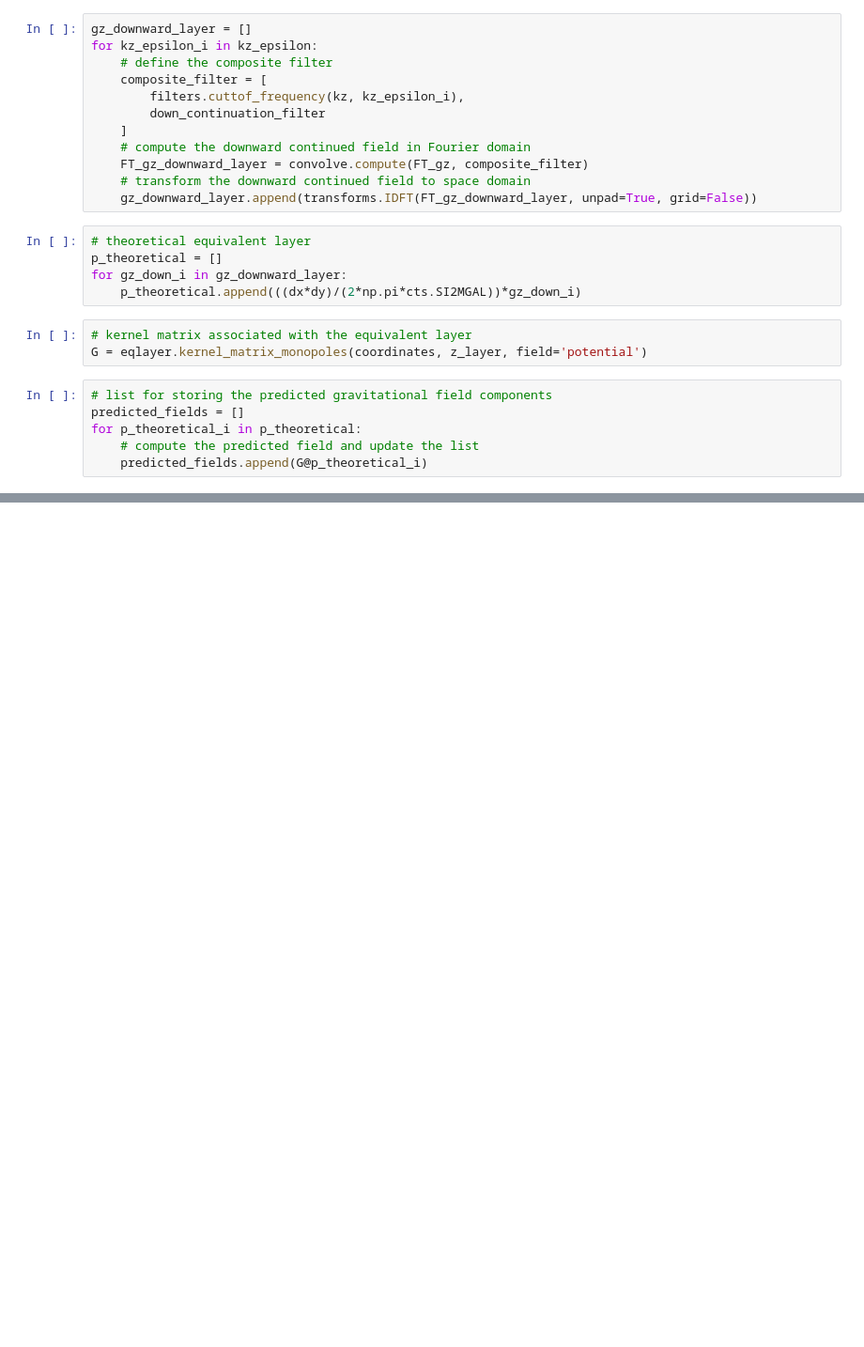
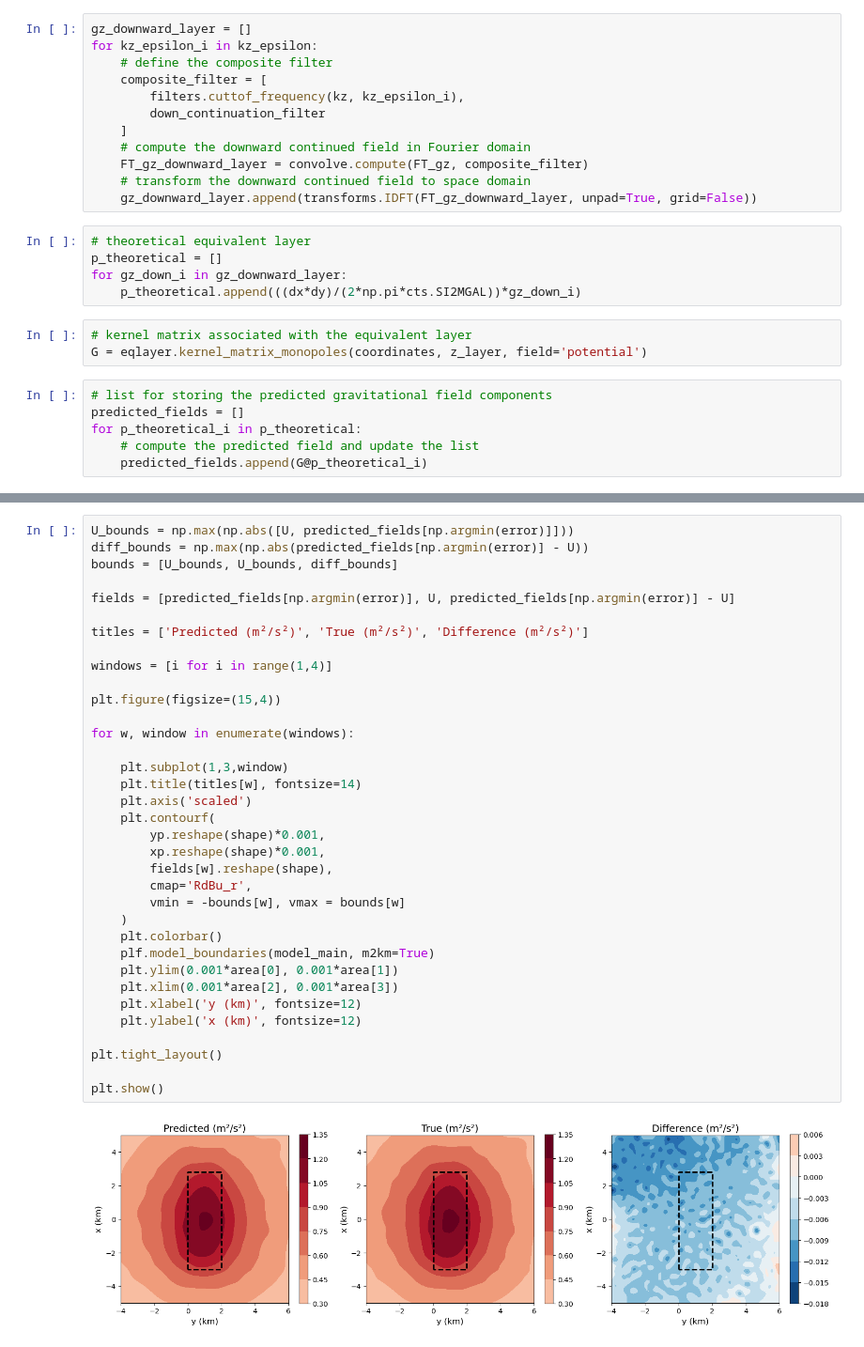
Before and after one commit to birocoles/planar-eqlayer-theory, a Jupyter notebook: code/eqlayer_cross_sources.ipynb, the cells around one changed output, grey strips where cells are left out. Shown at 94% size. Cells and saved outputs as stored; diff of their text form; blank space fills up the shorter version.

```diff
--- a/code/eqlayer_cross_sources.ipynb
+++ b/code/eqlayer_cross_sources.ipynb
@@ -338,0 +331,37 @@ plt.show()
+# %%
+U_bounds = np.max(np.abs([U, predicted_fields[np.argmin(error)]]))
+diff_bounds = np.max(np.abs(predicted_fields[np.argmin(error)] - U))
+bounds = [U_bounds, U_bounds, diff_bounds]
+
+fields = [predicted_fields[np.argmin(error)], U, predicted_fields[np.argmin(error)] - U]
+
+titles = ['Predicted (m²/s²)', 'True (m²/s²)', 'Difference (m²/s²)']
+
+windows = [i for i in range(1,4)]
+
+plt.figure(figsize=(15,4))
+
+for w, window in enumerate(windows):
+
+    plt.subplot(1,3,window)
+    plt.title(titles[w], fontsize=14)
+    plt.axis('scaled')
+    plt.contourf(
+        yp.reshape(shape)*0.001,
+        xp.reshape(shape)*0.001,
+        fields[w].reshape(shape),
+        cmap='RdBu_r',
+        vmin = -bounds[w], vmax = bounds[w]
+    )
+    plt.colorbar()
+    plf.model_boundaries(model_main, m2km=True)
+    plt.ylim(0.001*area[0], 0.001*area[1])
+    plt.xlim(0.001*area[2], 0.001*area[3])
+    plt.xlabel('y (km)', fontsize=12)
+    plt.ylabel('x (km)', fontsize=12)
+
+plt.tight_layout()
+
+plt.show()
+# %% [output]
+[figure, added]
```
Also changed, not shown: parts of 18 cells of this notebook, 2 other files.
